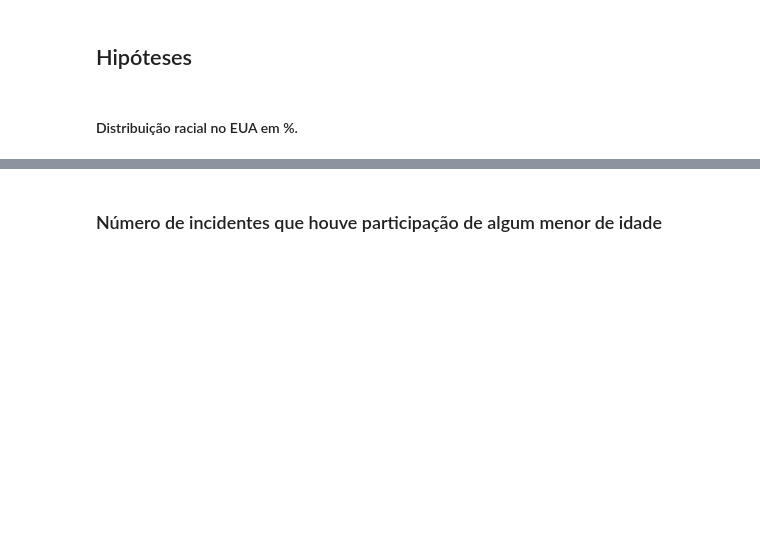
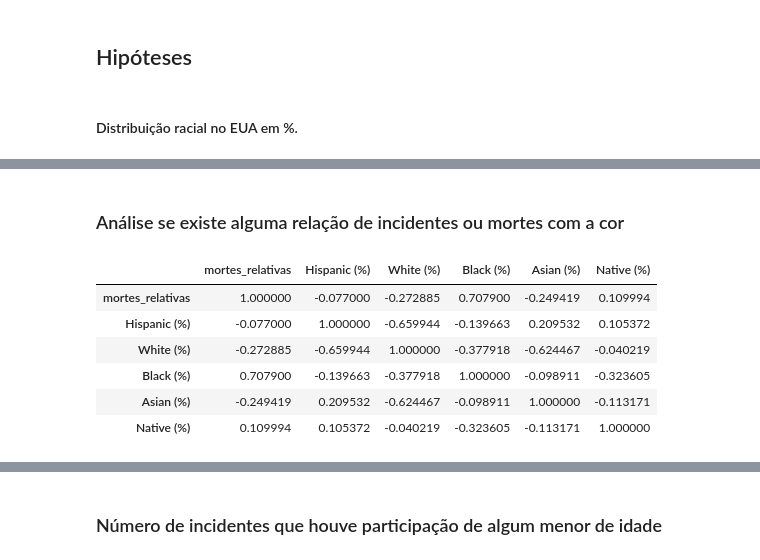
Before and after one commit to if1015-datascience-ufpe/2018-2-projeto-hadoop, a Jupyter notebook: proj.ipynb, the cells around one changed output, grey strips where cells are left out. Cells and saved outputs as stored; diff of their text form; code cells hidden in the pictures; blank space fills up the shorter version.

```diff
--- a/proj.ipynb
+++ b/proj.ipynb
@@ -517 +574,13 @@ grafico
 [figure]
+# %% [markdown]
+### Análise se existe alguma relação de incidentes ou mortes com a cor
+# %%
+manip_etinia[['mortes_relativas', 'Hispanic (%)','White (%)','Black (%)','Asian (%)','Native (%)']].corr()
+# %% [output]
+|  | mortes_relativas | Hispanic (%) | White (%) | Black (%) | Asian (%) | Native (%) |
+| mortes_relativas | 1.000000 | -0.077000 | -0.272885 | 0.707900 | -0.249419 | 0.109994 |
+| Hispanic (%) | -0.077000 | 1.000000 | -0.659944 | -0.139663 | 0.209532 | 0.105372 |
+| White (%) | -0.272885 | -0.659944 | 1.000000 | -0.377918 | -0.624467 | -0.040219 |
+| Black (%) | 0.707900 | -0.139663 | -0.377918 | 1.000000 | -0.098911 | -0.323605 |
+| Asian (%) | -0.249419 | 0.209532 | -0.624467 | -0.098911 | 1.000000 | -0.113171 |
+| Native (%) | 0.109994 | 0.105372 | -0.040219 | -0.323605 | -0.113171 | 1.000000 |
```
Also changed, not shown: parts of 10 cells of this notebook.
